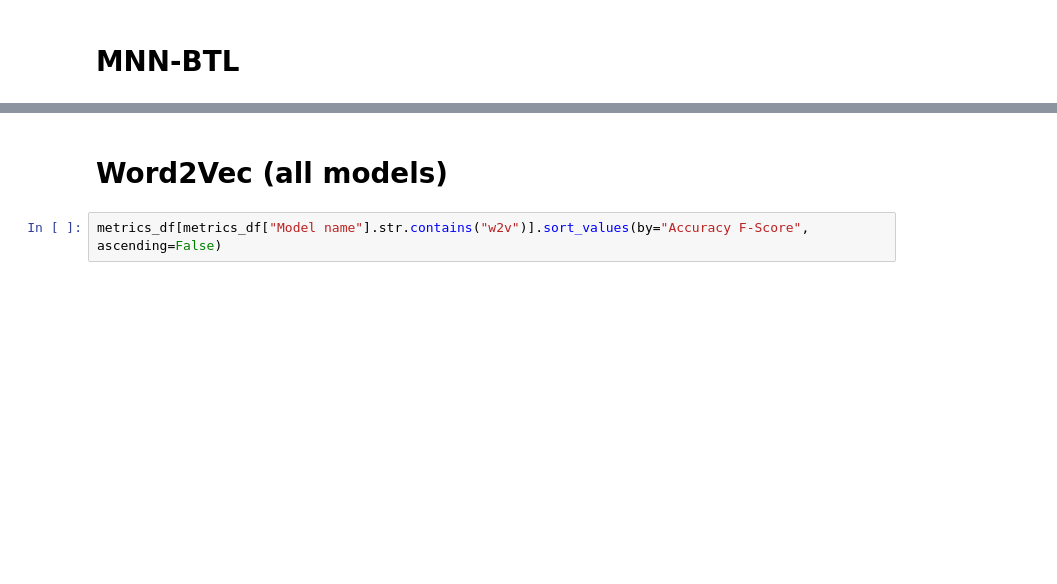
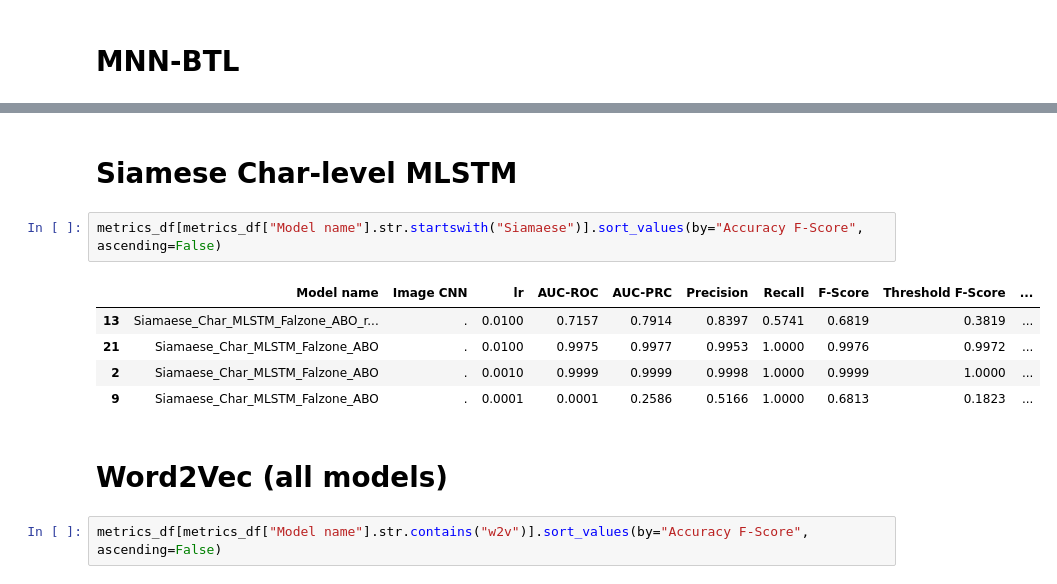
Before and after one commit to slacrum/multimodal_product_matching, a Jupyter notebook: notebooks/visualize_results_amazon.ipynb, the cells around one changed output, grey strips where cells are left out. Saved outputs shown, nothing was run; the diff lists cells and outputs as text; blank space fills up the shorter version.

Commit message:
upload experiments + logs with char-level Siamese MLSTM on ABO by Falzone et al (https://www.mpc-gruppe.de/workshopbaende)

```diff
--- a/notebooks/visualize_results_amazon.ipynb
+++ b/notebooks/visualize_results_amazon.ipynb
@@ -163,3 +157,13 @@ metrics_df[metrics_df["Model name"].str.startswith("MNN_BTL")].sort_values(by="A
+# %% [markdown]
+# Siamese Char-level MLSTM
+# %%
+metrics_df[metrics_df["Model name"].str.startswith("Siamaese")].sort_values(by="Accuracy F-Score", ascending=False)
+# %% [output]
+|  | Model name | Image CNN | lr | AUC-ROC | AUC-PRC | Precision | Recall | F-Score | Threshold F-Score | ... |
+| 13 | Siamaese_Char_MLSTM_Falzone_ABO_r... | . | 0.0100 | 0.7157 | 0.7914 | 0.8397 | 0.5741 | 0.6819 | 0.3819 | ... |
+| 21 | Siamaese_Char_MLSTM_Falzone_ABO | . | 0.0100 | 0.9975 | 0.9977 | 0.9953 | 1.0000 | 0.9976 | 0.9972 | ... |
+| 2 | Siamaese_Char_MLSTM_Falzone_ABO | . | 0.0010 | 0.9999 | 0.9999 | 0.9998 | 1.0000 | 0.9999 | 1.0000 | ... |
+| 9 | Siamaese_Char_MLSTM_Falzone_ABO | . | 0.0001 | 0.0001 | 0.2586 | 0.5166 | 1.0000 | 0.6813 | 0.1823 | ... |
 # %% [markdown]
 # Word2Vec (all models)
 # %%
```
Also changed, not shown: parts of 9 cells of this notebook, 20 other files.
